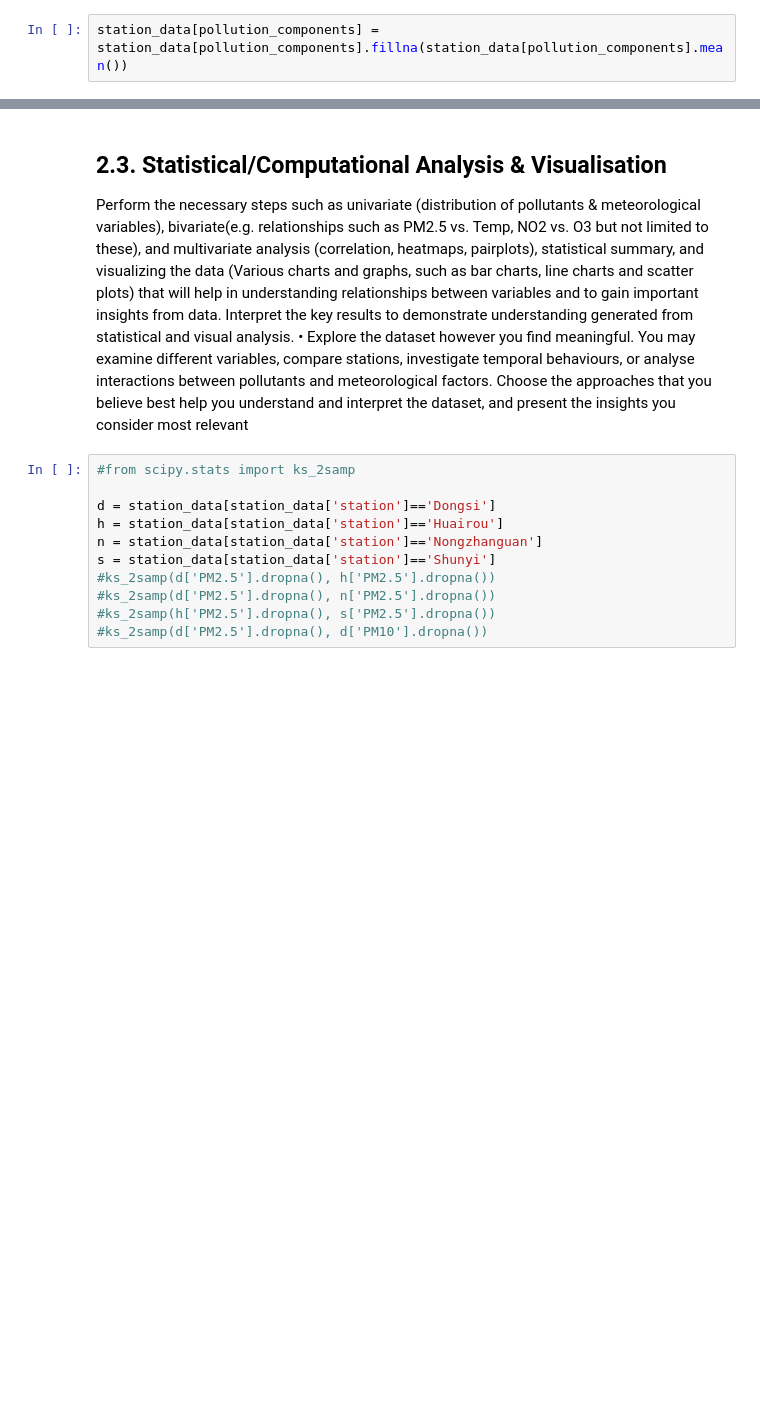
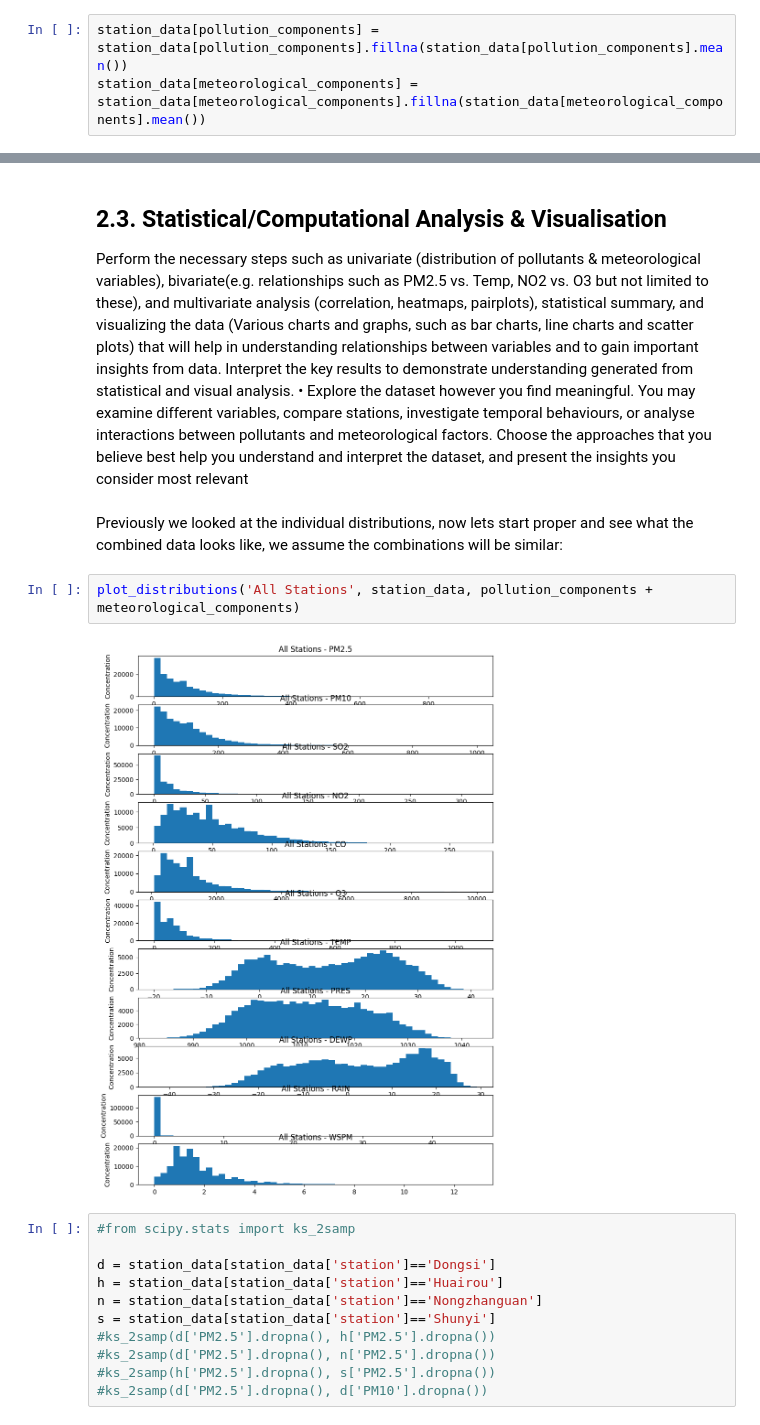
Before and after one commit to almar5855/CMP7005_PRAC1, a Jupyter notebook: st20339453 CMP7005 PRAC1.ipynb, the cells around one changed output, grey strips where cells are left out. Drawn from its saved outputs; the diff is of its cells as text; blank space fills up the shorter version.

Commit message:
Finally a start on the combined analysis

```diff
--- a/st20339453 CMP7005 PRAC1.ipynb
+++ b/st20339453 CMP7005 PRAC1.ipynb
@@ -254,5 +297,6 @@ For now just replace them with the mean values, but this needs to be revisited.
 # %%
 station_data[pollution_components] = station_data[pollution_components].fillna(station_data[pollution_components].mean())
+station_data[meteorological_components] = station_data[meteorological_components].fillna(station_data[meteorological_components].mean())
 # %% [markdown]
 Since filling out NA values, a straightforward check for duplicates indicates we do not have any:
 # %%
@@ -300,6 +346,12 @@ key results to demonstrate understanding generated from statistical and visual a
 stations, investigate temporal behaviours, or analyse interactions between pollutants and
 meteorological factors. Choose the approaches that you believe best help you understand and interpret
 the dataset, and present the insights you consider most relevant
+# %% [markdown]
+Previously we looked at the individual distributions, now lets start proper and see what the combined data looks like, we assume the combinations will be similar:
+# %%
+plot_distributions('All Stations', station_data, pollution_components + meteorological_components)
+# %% [output]
+[figure, added]
 # %%
 #from scipy.stats import ks_2samp
 
```
Also changed, not shown: parts of 7 cells of this notebook.
